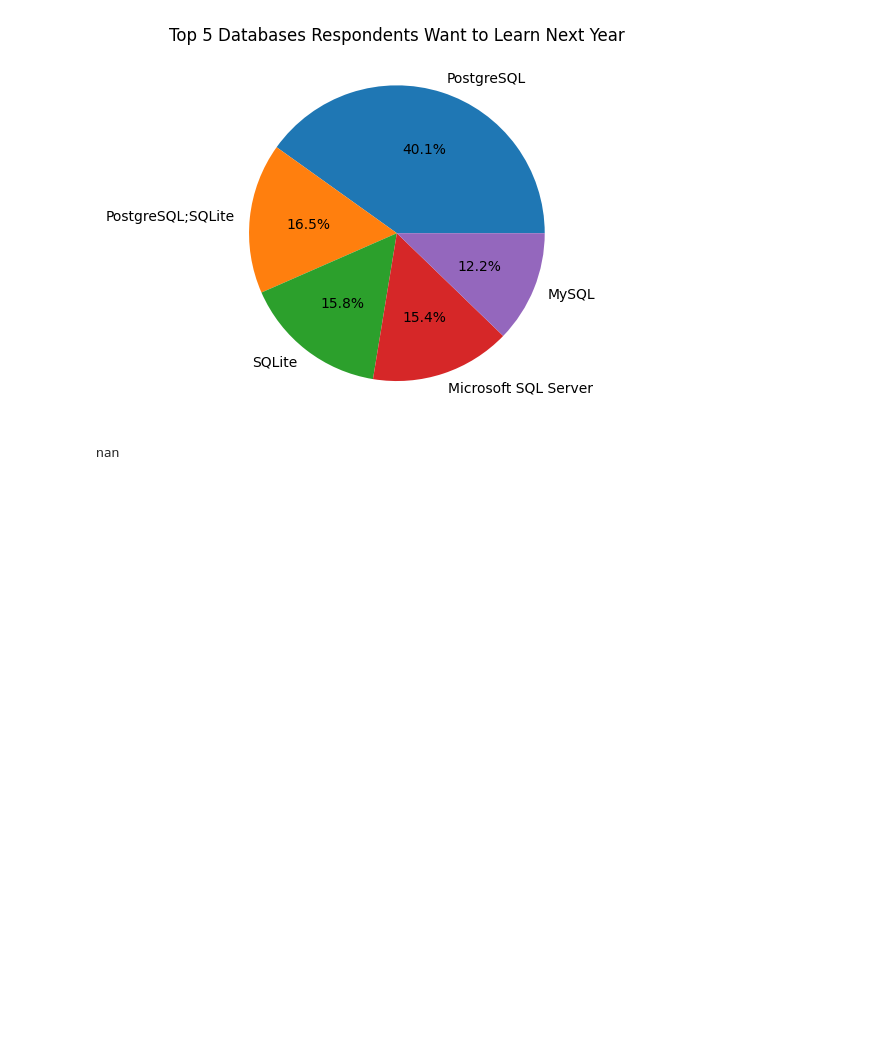
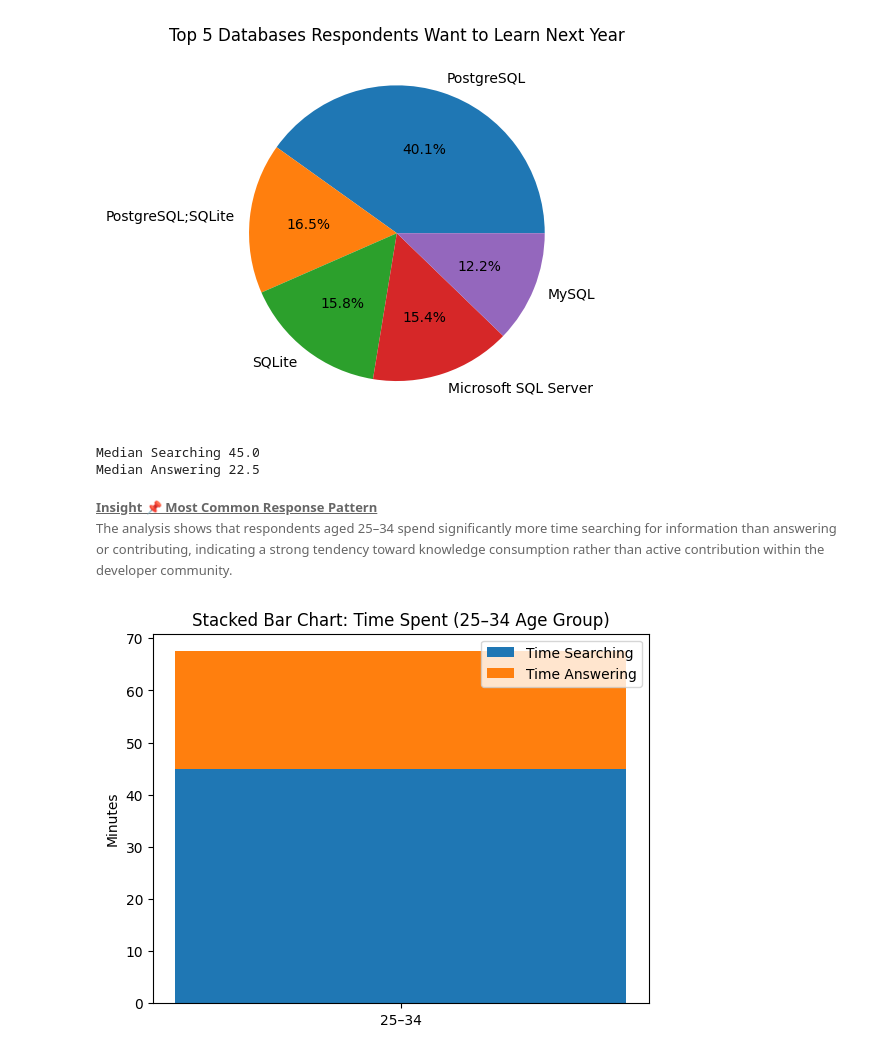
Before and after one commit to dev-evelin/ibm-data-analyst-capstone, a Jupyter notebook: notebooks/04_Data_Visualization.ipynb, the cells around one changed output. Cells and saved outputs as stored; diff of their text form; code cells hidden in the pictures; blank space fills up the shorter version.

```diff
--- a/notebooks/04_Data_Visualization.ipynb
+++ b/notebooks/04_Data_Visualization.ipynb
@@ -239,14 +239,68 @@ plt.show()
 [figure]
 # %%
 # stacked bar chart of median TimeSearching and TimeAnswering for the age group 30 to 35.
-
-df_age_filtered = df[(df["Age_numeric"]>= 30) & (df["Age_numeric"]<= 35)]
+df_age_filtered = df[df["Age_numeric"] == 29.5]
 df_age_filtered
 
-median_timeSearching= df_age_filtered["TimeSearching"].median()
-median_timeSearching
+df["TimeSearching"] = df["TimeSearching"].str.strip()
+df["TimeSearching"] = df["TimeSearching"].str.strip().str.replace("–","-").str.replace("—","-")
+df["TimeAnswering"] = df["TimeAnswering"].str.strip().str.replace("–","-").str.replace("—","-")
+
+time_searching_map = {
+    "Less than 15 minutes a day": 7.5,
+    "15-30 minutes a day": 22.5,
+    "30-60 minutes a day": 45,
+    "60-120 minutes a day": 90,
+    "Over 120 minutes a day": 150
+}
+
+
+time_answering_map = {
+    "Less than 15 minutes a day": 7.5,
+    "15-30 minutes a day": 22.5,
+    "30-60 minutes a day": 45,
+    "60-120 minutes a day": 90,
+    "Over 120 minutes a day": 150
+}
+
+df["num_TimeSearching"] = df["TimeSearching"].map(time_searching_map)
+df["num_TimeAnswering"] = df["TimeAnswering"].map(time_answering_map)
+
+df["num_TimeSearching"].unique()
+df["TimeSearching"].value_counts(dropna=False)
+
+df_age_filtered["num_TimeSearching"].notna().sum()
+df_age_filtered["num_TimeSearching"].value_counts(dropna=False)
+df_age_filtered["TimeSearching"].value_counts(dropna=False)
+df["num_TimeSearching"].value_counts(dropna=False)
+df.groupby("Age_numeric")["TimeSearching"].count()
+
+
+median_searching = df_age_filtered["num_TimeSearching"].median()
+median_answering = df_age_filtered["num_TimeAnswering"].median()
+print("Median Searching", median_searching)
+print("Median Answering", median_answering)
 # %% [output]
-nan
+Median Searching 45.0
+Median Answering 22.5
+# %% [markdown]
+<p style="color:#666; font-size:13px;">
+<u><b>Insight 📌 Most Common Response Pattern</b></u><br>
+The analysis shows that respondents aged 25–34 spend significantly more time searching for information than answering or contributing, indicating a strong tendency toward knowledge consumption rather than active contribution within the developer community.
+</p>
+# %%
+import matplotlib.pyplot as plt
+
+plt.bar("25–34", median_searching, label="Time Searching")
+plt.bar("25–34", median_answering, bottom=median_searching, label="Time Answering")
+
+plt.title("Stacked Bar Chart: Time Spent (25–34 Age Group)")
+plt.ylabel("Minutes")
+plt.legend()
+
+plt.show()
+# %% [output]
+[figure, added]
 # %%
 #Line Chart
 #Plot the median CompTotal for all ages from 45 to 60.
```
Also changed, not shown: parts of 10 cells of this notebook.
